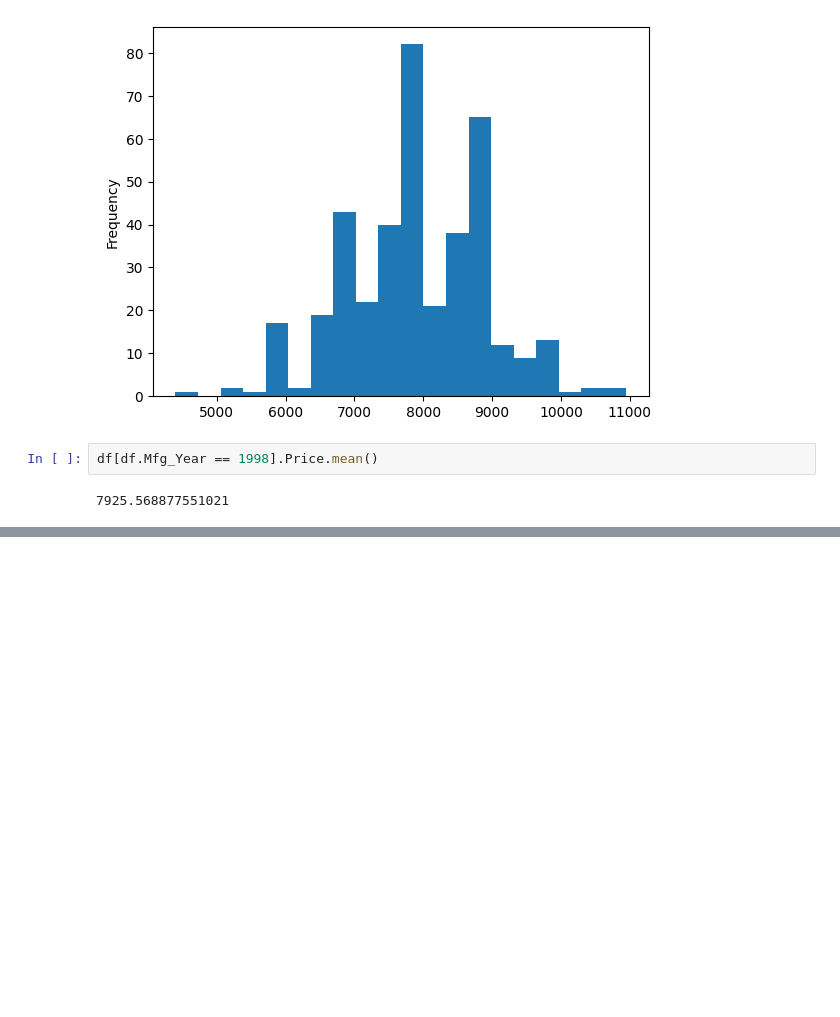
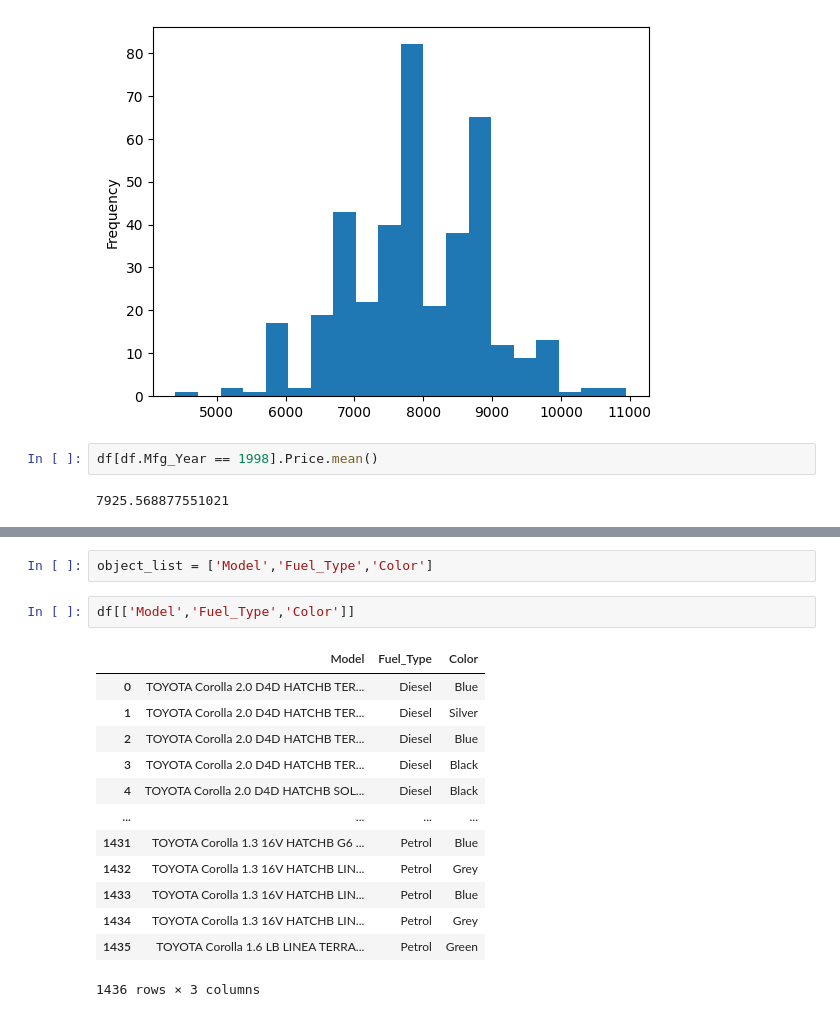
Before and after one commit to xioulin/pythonForMBAs, a Jupyter notebook: corollas/notebook/corollas.ipynb, the cells around one changed output, grey strips where cells are left out. Cells and saved outputs as stored; diff of their text form; blank space fills up the shorter version.

```diff
--- a/corollas/notebook/corollas.ipynb
+++ b/corollas/notebook/corollas.ipynb
@@ -71,0 +110,18 @@ df[df.Mfg_Year == 1998].Price.mean()
+# %%
+object_list = ['Model','Fuel_Type','Color']
+# %%
+df[['Model','Fuel_Type','Color']]
+# %% [output]
+|  | Model | Fuel_Type | Color |
+| 0 | TOYOTA Corolla 2.0 D4D HATCHB TER... | Diesel | Blue |
+| 1 | TOYOTA Corolla 2.0 D4D HATCHB TER... | Diesel | Silver |
+| 2 | TOYOTA Corolla 2.0 D4D HATCHB TER... | Diesel | Blue |
+| 3 | TOYOTA Corolla 2.0 D4D HATCHB TER... | Diesel | Black |
+| 4 | TOYOTA Corolla 2.0 D4D HATCHB SOL... | Diesel | Black |
+| ... | ... | ... | ... |
+| 1431 | TOYOTA Corolla 1.3 16V HATCHB G6 ... | Petrol | Blue |
+| 1432 | TOYOTA Corolla 1.3 16V HATCHB LIN... | Petrol | Grey |
+| 1433 | TOYOTA Corolla 1.3 16V HATCHB LIN... | Petrol | Blue |
+| 1434 | TOYOTA Corolla 1.3 16V HATCHB LIN... | Petrol | Grey |
+| 1435 | TOYOTA Corolla 1.6 LB LINEA TERRA... | Petrol | Green |
+1436 rows × 3 columns
```
Also changed, not shown: parts of 4 cells of this notebook.
